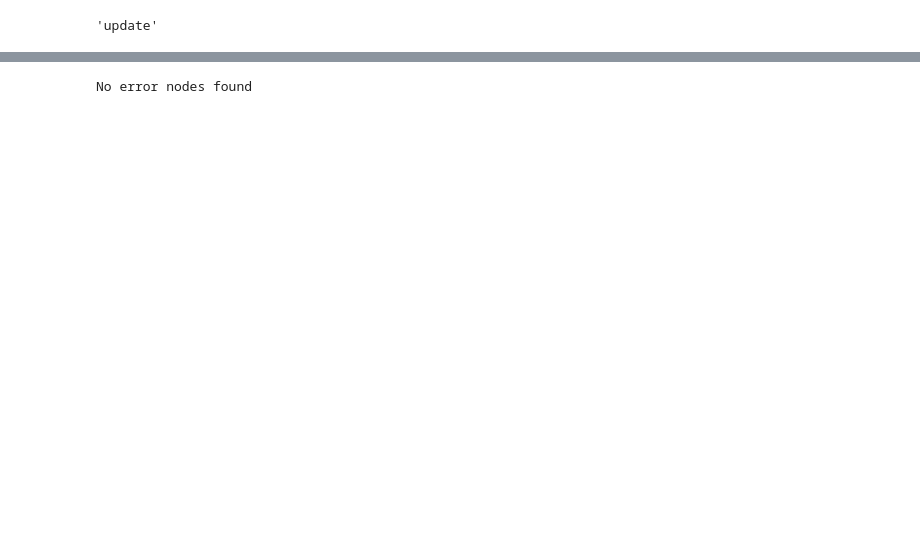
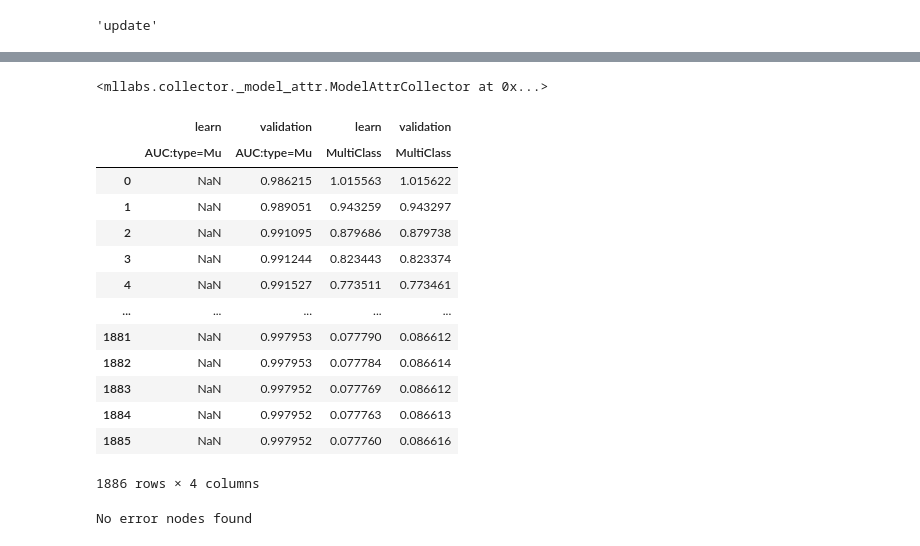
Before and after one commit to sunkusun9/ml-lab, a Jupyter notebook: examples/kaggle_s6e6/2. Second Phase.ipynb, the cells around one changed output, grey strips where cells are left out. Cells and saved outputs as stored; diff of their text form; code cells hidden in the pictures; blank space fills up the shorter version.

```diff
--- a/examples/kaggle_s6e6/2. Second Phase.ipynb
+++ b/examples/kaggle_s6e6/2. Second Phase.ipynb
@@ -509,0 +438,6 @@ e.get_collector('bAcc').get_metrics_agg(None)[0].sort_values('test', ascending =
+# %%
+import catboost as cb
+e.add_collector(
+        ModelAttrCollector('cb_evals_results', Connector(processor=cb.CatBoostClassifier), 'evals_result'), exist='replace')
+# %% [output]
+<mllabs.collector._model_attr.ModelAttrCollector at 0x...>
@@ -510 +448,18 @@ e.get_collector('bAcc').get_metrics_agg(None)[0].sort_values('test', ascending =
+# %%
+e.get_collector('cb_evals_results').get_attrs_agg('cb2').unstack(level=[-1, -2])
+# %% [output]
+|  | learn | validation | learn | validation |
+|  | AUC:type=Mu | AUC:type=Mu | MultiClass | MultiClass |
+| 0 | NaN | 0.986215 | 1.015563 | 1.015622 |
+| 1 | NaN | 0.989051 | 0.943259 | 0.943297 |
+| 2 | NaN | 0.991095 | 0.879686 | 0.879738 |
+| 3 | NaN | 0.991244 | 0.823443 | 0.823374 |
+| 4 | NaN | 0.991527 | 0.773511 | 0.773461 |
+| ... | ... | ... | ... | ... |
+| 1881 | NaN | 0.997953 | 0.077790 | 0.086612 |
+| 1882 | NaN | 0.997953 | 0.077784 | 0.086614 |
+| 1883 | NaN | 0.997952 | 0.077769 | 0.086612 |
+| 1884 | NaN | 0.997952 | 0.077763 | 0.086613 |
+| 1885 | NaN | 0.997952 | 0.077760 | 0.086616 |
+1886 rows × 4 columns
 # %%
```
Also changed, not shown: parts of 33 cells of this notebook.
